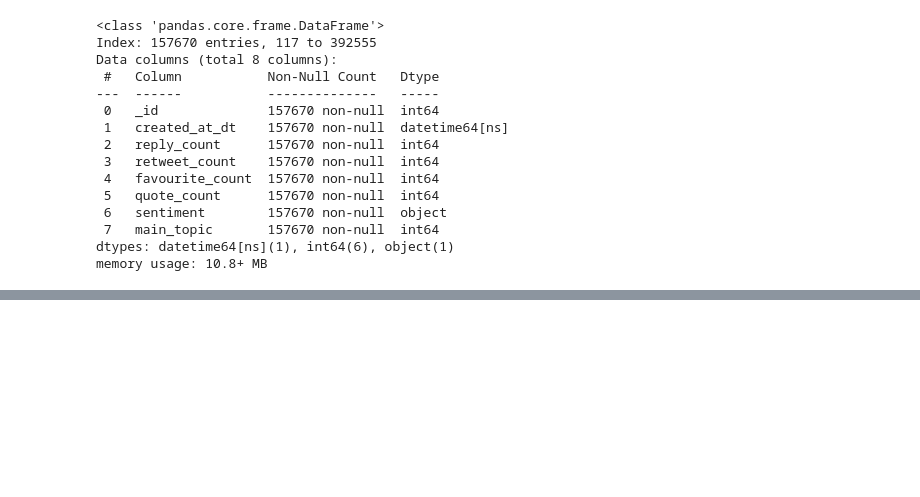
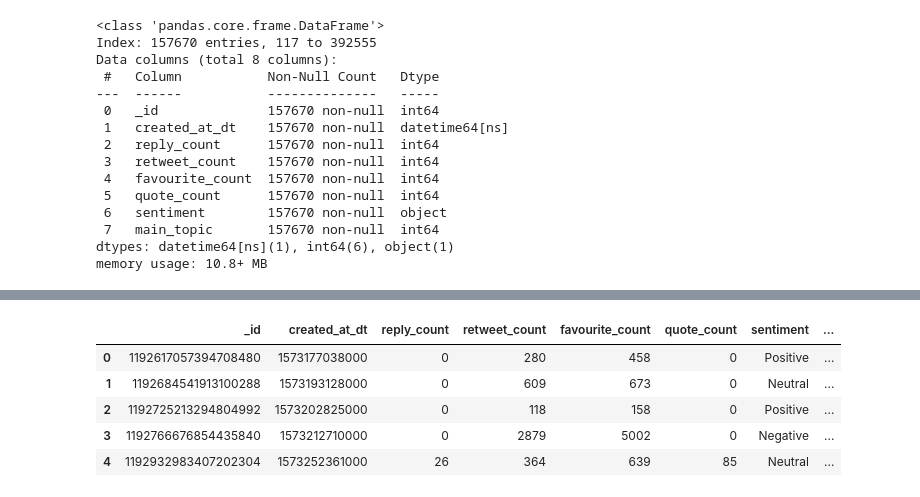
Before and after one commit to Joezhou1211/DECO3801_T50, a Jupyter notebook: backend/utils/topic_page_data_outporter.ipynb, the cells around one changed output, grey strips where cells are left out. Cells and saved outputs as stored; diff of their text form; code cells hidden in the pictures; blank space fills up the shorter version.

```diff
--- a/backend/utils/topic_page_data_outporter.ipynb
+++ b/backend/utils/topic_page_data_outporter.ipynb
@@ -433,0 +505,3 @@ merged_df.to_json('../../data/processed/topic_data(parent&child).json', orient='
+# %%
+# drop 任何有空值的空行
+merged_df.dropna(inplace=True)
@@ -433,0 +528,3 @@ merged_df.to_json('../../data/processed/topic_data(parent&child).json', orient='
+# %%
+# drop cleaned_text column
+merged_df.drop(columns=['cleaned_text'], inplace=True)
@@ -433,0 +573,12 @@ merged_df.to_json('../../data/processed/topic_data(parent&child).json', orient='
+# %%
+# 改变merged_df格式  除了sentiment和fake_news_prob  其他全部变为int 0   _id              157670 non-null  int64    1   created_at_dt    157670 non-null  float64  2   reply_count      157670 non-null  float64  3   retweet_count    157670 non-null  float64  4   favourite_count  157670 non-null  float64  5   quote_count      157670 non-null  float64  6   sentiment        157670 non-null  object   7   main_topic       157670 non-null  float64  8   fake_news_pred   157670 non-null  int64    9   fake_news_prob   157670 non-null  float64
+
+merged_df['created_at_dt'] = merged_df['created_at_dt'].astype('int64')
+merged_df['reply_count'] = merged_df['reply_count'].astype('int64')
+merged_df['retweet_count'] = merged_df['retweet_count'].astype('int64')
+merged_df['favourite_count'] = merged_df['favourite_count'].astype('int64')
+merged_df['quote_count'] = merged_df['quote_count'].astype('int64')
+merged_df['main_topic'] = merged_df['main_topic'].astype('int64')
+merged_df['fake_news_pred'] = merged_df['fake_news_pred'].astype('int64')
+
+merged_df.info()
@@ -433,0 +603,9 @@ merged_df.to_json('../../data/processed/topic_data(parent&child).json', orient='
+# %%
+merged_df.head()
+# %% [output]
+|  | _id | created_at_dt | reply_count | retweet_count | favourite_count | quote_count | sentiment | ... |
+| 0 | 1192617057394708480 | 1573177038000 | 0 | 280 | 458 | 0 | Positive | ... |
+| 1 | 1192684541913100288 | 1573193128000 | 0 | 609 | 673 | 0 | Neutral | ... |
+| 2 | 1192725213294804992 | 1573202825000 | 0 | 118 | 158 | 0 | Positive | ... |
+| 3 | 1192766676854435840 | 1573212710000 | 0 | 2879 | 5002 | 0 | Negative | ... |
+| 4 | 1192932983407202304 | 1573252361000 | 26 | 364 | 639 | 85 | Neutral | ... |
```
Also changed, not shown: parts of 28 cells of this notebook, 8 other files.
